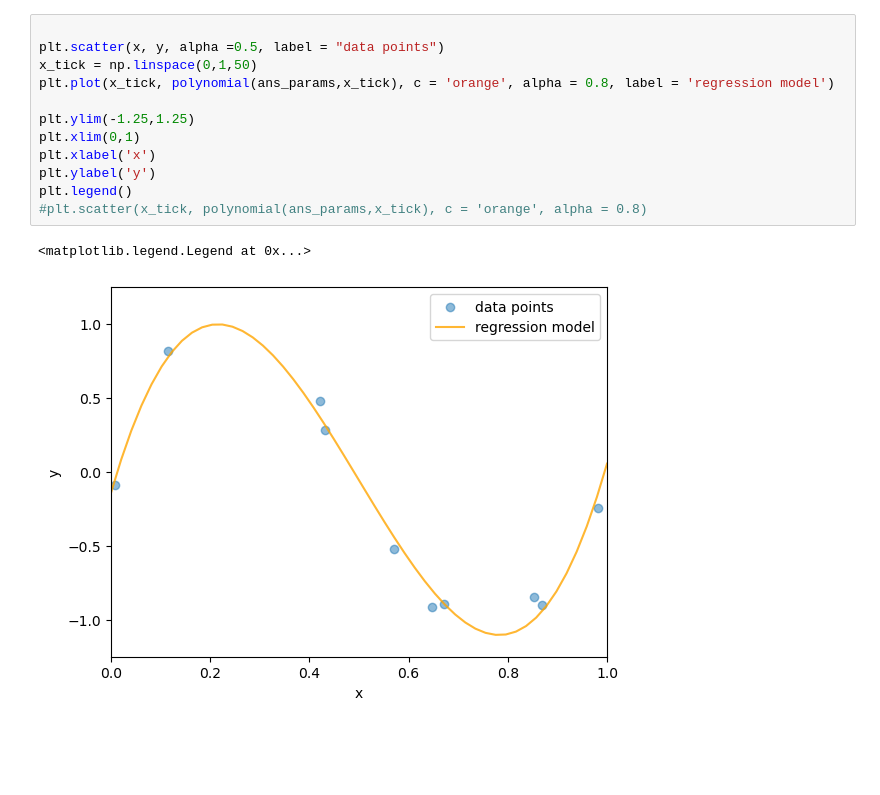
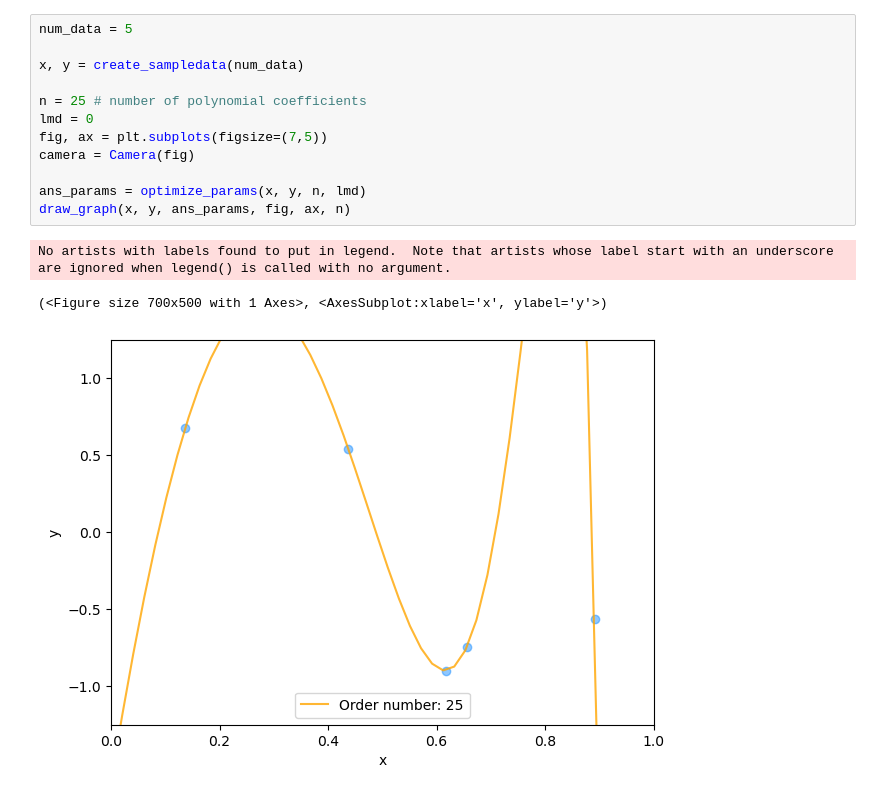
Before and after one commit to jykoresearch/personal-studies, a Jupyter notebook: PRML/curve_fitting/curvefitting.ipynb, the cells around one changed output. Drawn from its saved outputs; the diff is of its cells as text; blank space fills up the shorter version.

```diff
--- a/PRML/curve_fitting/curvefitting.ipynb
+++ b/PRML/curve_fitting/curvefitting.ipynb
@@ -64,15 +65,16 @@ ans_params = ans.x
-# %%
-
-plt.scatter(x, y, alpha =0.5, label = "data points")
-x_tick = np.linspace(0,1,50)
-plt.plot(x_tick, polynomial(ans_params,x_tick), c = 'orange', alpha = 0.8, label = 'regression model')
-
-plt.ylim(-1.25,1.25)
-plt.xlim(0,1)
-plt.xlabel('x')
-plt.ylabel('y')
-plt.legend()
-#plt.scatter(x_tick, polynomial(ans_params,x_tick), c = 'orange', alpha = 0.8)
-# %% [output]
-<matplotlib.legend.Legend at 0x...>
-[figure, removed]
+# %%
+num_data = 5
+
+x, y = create_sampledata(num_data)
+
+n = 25 # number of polynomial coefficients
+lmd = 0
+fig, ax = plt.subplots(figsize=(7,5))
+camera = Camera(fig)
+
+ans_params = optimize_params(x, y, n, lmd)
+draw_graph(x, y, ans_params, fig, ax, n)
+# %% [output]
+No artists with labels found to put in legend.  Note that artists whose label start with an underscore are ignored when legend() is called with no argument.
+(<Figure size 700x500 with 1 Axes>, <AxesSubplot:xlabel='x', ylabel='y'>)
+[figure, added]
```
Also changed, not shown: parts of 5 cells of this notebook, 2 other files.
